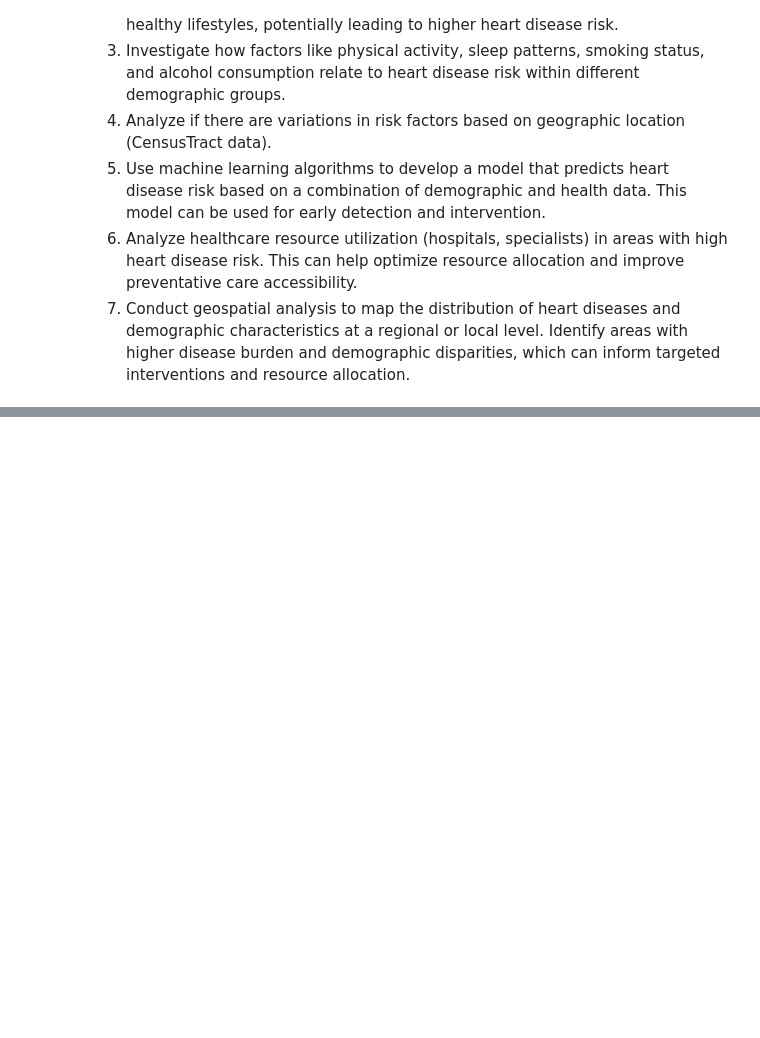
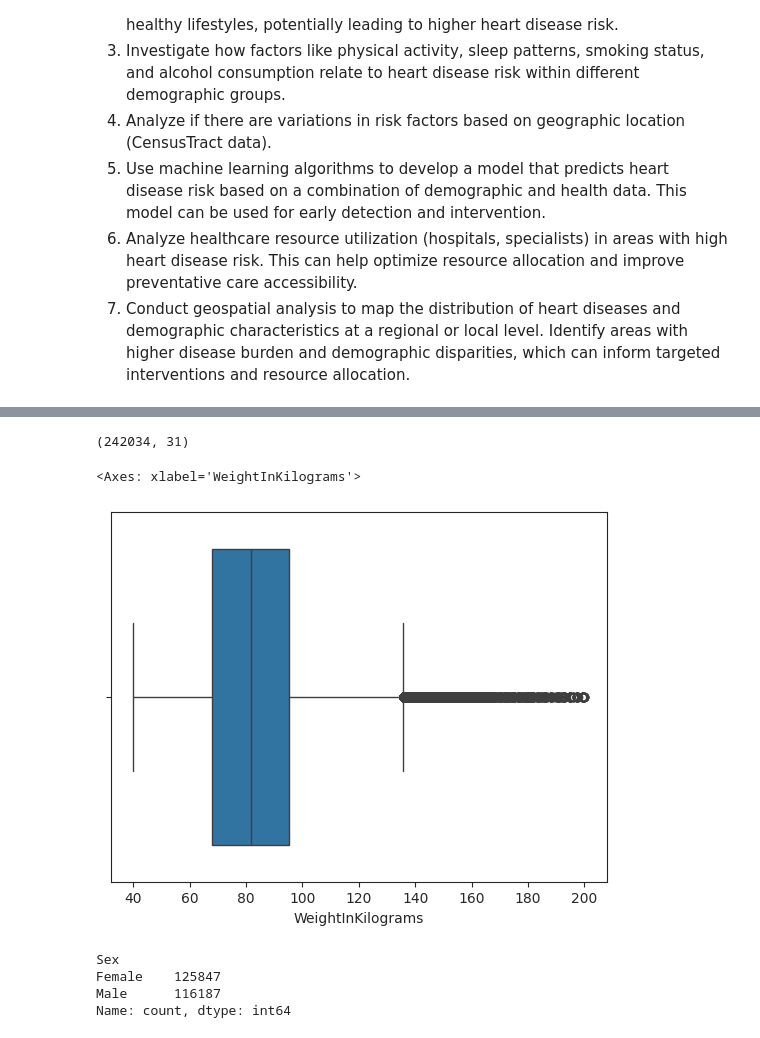
Before and after one commit to emanfj/Healthcare-Disparities-Analysis, a Jupyter notebook: R_main.ipynb, the cells around one changed output, grey strips where cells are left out. Cells and saved outputs as stored; diff of their text form; code cells hidden in the pictures; blank space fills up the shorter version.

```diff
--- a/R_main.ipynb
+++ b/R_main.ipynb
@@ -165,0 +317,26 @@ df.isna().sum().plot(kind='barh')
+# %%
+weight_outliers, lower_weight, upper_weight = get_outliers(df, 'WeightInKilograms')
+
+# Dropping records with weight less than 40 kg
+df = df.drop(df[df['WeightInKilograms'] < 40].index)
+df.reset_index(drop=True, inplace=True)
+
+# Dropping records with weight greater than 200 kg
+df = df.drop(df[df['WeightInKilograms'] > 200].index)
+df.reset_index(drop=True, inplace=True)
+df.shape
+# %% [output]
+(242034, 31)
+# %%
+sns.boxplot(data=df, x='WeightInKilograms')
+# %% [output]
+<Axes: xlabel='WeightInKilograms'>
+[figure, added]
+# %%
+gender_count = df['Sex'].value_counts()
+gender_count
+# %% [output]
+Sex
+Female    125847
+Male      116187
+Name: count, dtype: int64
```
Also changed, not shown: parts of 50 cells of this notebook.
